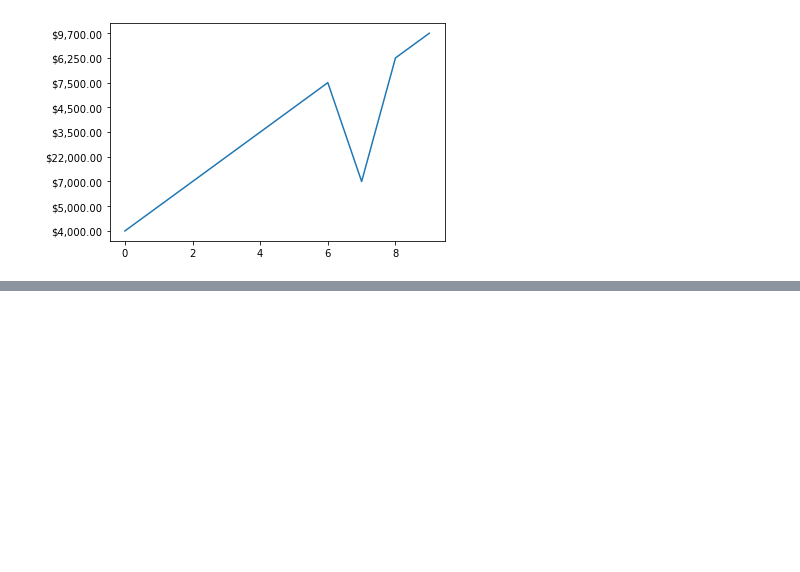
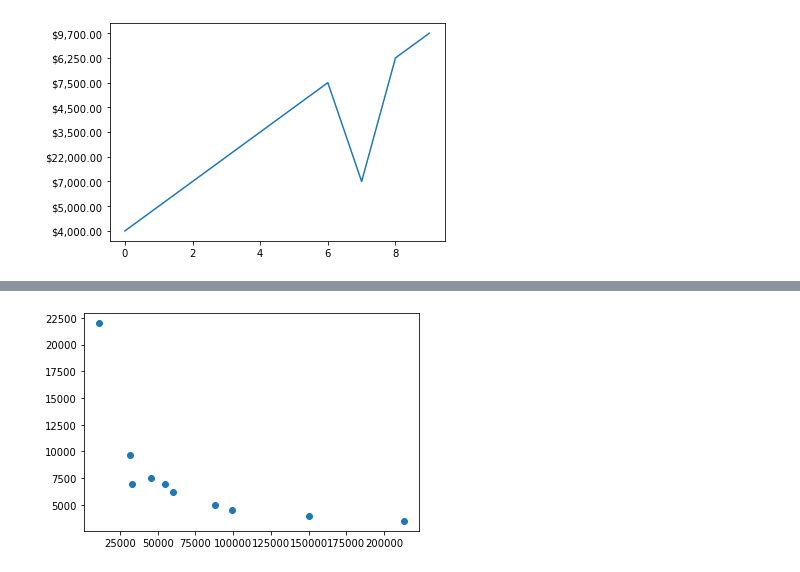
Before and after one commit to SaketMunda/ml-ds-tools-library-introduction, a Jupyter notebook: matplotlib-exercises.ipynb, the cells around one changed output, grey strips where cells are left out. Saved outputs shown, nothing was run; the diff lists cells and outputs as text; code cells hidden in the pictures; blank space fills up the shorter version.

```diff
--- a/matplotlib-exercises.ipynb
+++ b/matplotlib-exercises.ipynb
@@ -260,0 +303,5 @@ plt.plot(car_sales["Price"]);
+# %%
+# Create a scatter plot of the `Odometer (KM)` and `Price` column using the plot() function
+plt.scatter(car_sales["Odometer (KM)"], car_sales["Price ($)"]);
+# %% [output]
+[figure, added]
```
Also changed, not shown: parts of 11 cells of this notebook.
